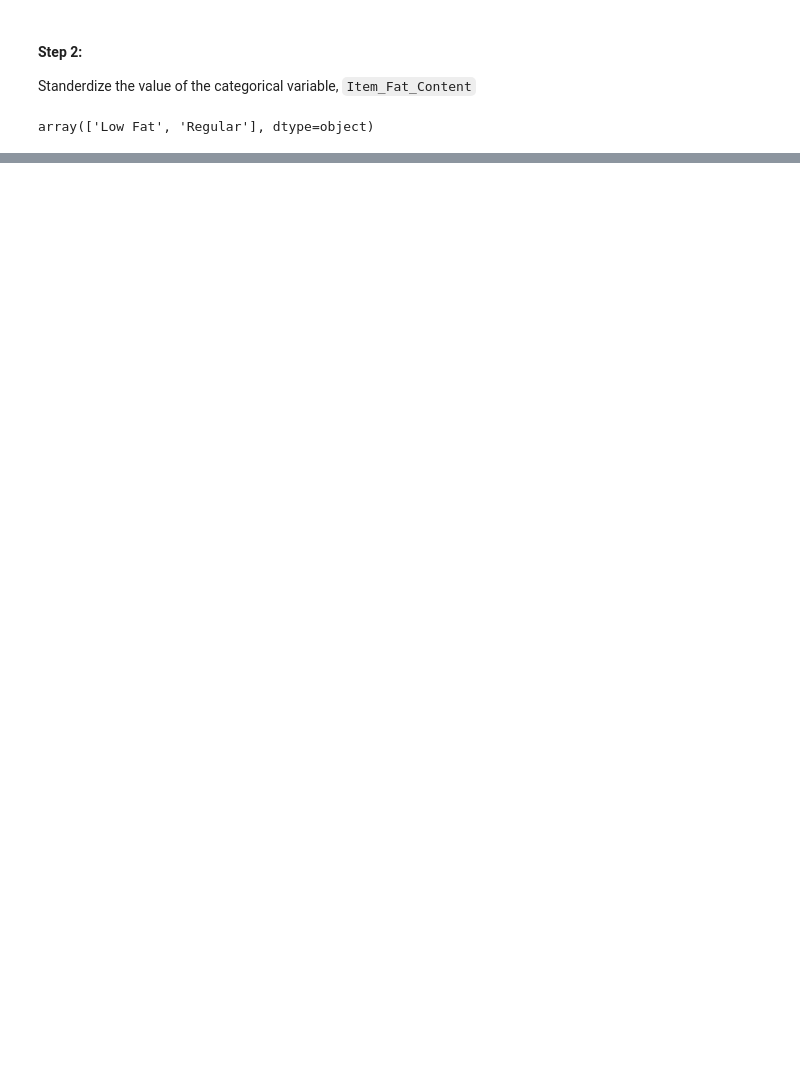
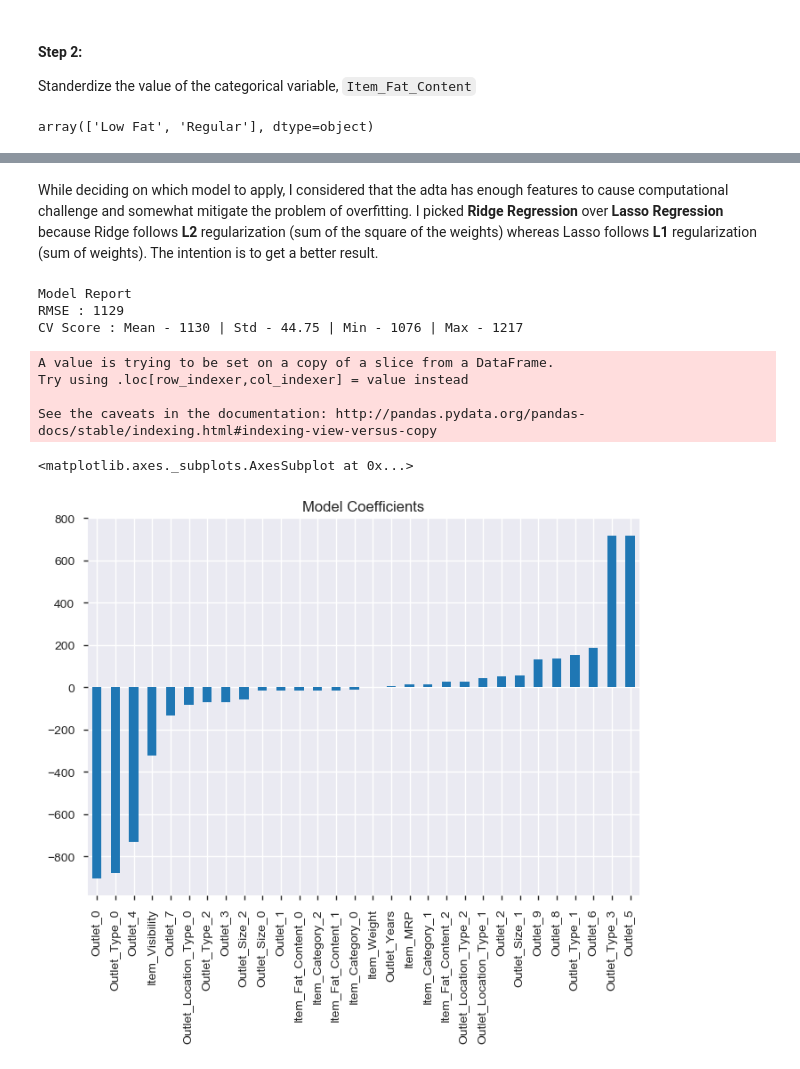
Before and after one commit to anirbanpalDSC/Bigmart-Product-Sales-Prediction, a Jupyter notebook: Big Mart Sales Prediction.ipynb, the cells around one changed output, grey strips where cells are left out. Cells and saved outputs as stored; diff of their text form; code cells hidden in the pictures; blank space fills up the shorter version.

Commit message:
Added model

```diff
--- a/Big Mart Sales Prediction.ipynb
+++ b/Big Mart Sales Prediction.ipynb
@@ -211,0 +239,5 @@ array(['Low Fat', 'Regular'], dtype=object)
+# %%
+# calculate outlet age
+sales_df['Outlet_Years'] = 2013 - sales_df['Outlet_Establishment_Year']
+
+sales_df['Outlet_Years'].unique()
@@ -211,0 +336,15 @@ array(['Low Fat', 'Regular'], dtype=object)
+# %%
+# drop the columns that we do not need since they have been incorporated to the data in another format
+sales_df.drop(['Item_Type','Outlet_Establishment_Year'],axis=1,inplace=True)
+
+# split into test and training dataset
+train_mod = sales_df.loc[sales_df['source']=="train"]
+test_mod = sales_df.loc[sales_df['source']=="test"]
+
+# selectively drop unnecessary columns from each dataset
+test_mod.drop(['Item_Outlet_Sales','source'],axis=1,inplace=True)
+train_mod.drop(['source'],axis=1,inplace=True)
+
+# save test and training files
+train_mod.to_csv(dirData+"train_new.csv",index=False)
+test_mod.to_csv(dirData+"test_new.csv",index=False)
@@ -211,0 +370,52 @@ array(['Low Fat', 'Regular'], dtype=object)
+# %% [markdown]
+While deciding on which model to apply, I considered that the adta has enough features to cause computational challenge and somewhat mitigate the problem of overfitting. I picked __Ridge Regression__ over __Lasso Regression__ because Ridge follows __L2__ regularization (sum of the square of the weights) whereas Lasso follows __L1__ regularization (sum of weights). The intention is to get a better result.
+# %%
+#Define target and ID columns:
+target = 'Item_Outlet_Sales'
+IDcol = ['Item_Identifier','Outlet_Identifier']
+
+# define predictor variables
+predictors = [x for x in train_mod.columns if x not in [target]+IDcol]
+
+# create model object
+ridge_reg = Ridge(alpha = 0.05, normalize = True)
+
+# fit the data in model
+ridge_reg.fit(train_mod[predictors], train_mod[target])
+
+# predict training set
+train_pred = ridge_reg.predict(train_mod[predictors])
+
+# cross-validation
+cv_score = np.sqrt(np.abs(cross_val_score(ridge_reg, train_mod[predictors], train_mod[target], cv=40, \
+                                          scoring='neg_mean_squared_error')))
+
+# model report
+print("\nModel Report")
+print("RMSE : %.4g" % np.sqrt(mean_squared_error(train_mod[target].values, train_pred)))
+print("CV Score : Mean - %.4g | Std - %.4g | Min - %.4g | Max - %.4g" % (np.mean(cv_score),np.std(cv_score),\
+                                                                         np.min(cv_score),np.max(cv_score)))
+
+# predict on test data
+test_mod[target] = ridge_reg.predict(test_mod[predictors])
+
+# export prediction file
+IDcol.append(target)
+submission = pd.DataFrame({ x: test_mod[x] for x in IDcol})
+submission.to_csv(dirData+filePred, index=False)
+
+# calculate coefficient
+coef = pd.Series(ridge_reg.coef_, predictors).sort_values()
+
+# plot the outcome
+coef.plot(kind='bar', title='Model Coefficients')
+# %% [output]
+Model Report
+RMSE : 1129
+CV Score : Mean - 1130 | Std - 44.75 | Min - 1076 | Max - 1217
+A value is trying to be set on a copy of a slice from a DataFrame.
+Try using .loc[row_indexer,col_indexer] = value instead
+
+See the caveats in the documentation: http://pandas.pydata.org/pandas-docs/stable/indexing.html#indexing-view-versus-copy
+<matplotlib.axes._subplots.AxesSubplot at 0x...>
+[figure, added]
```
Also changed, not shown: parts of 19 cells of this notebook.
